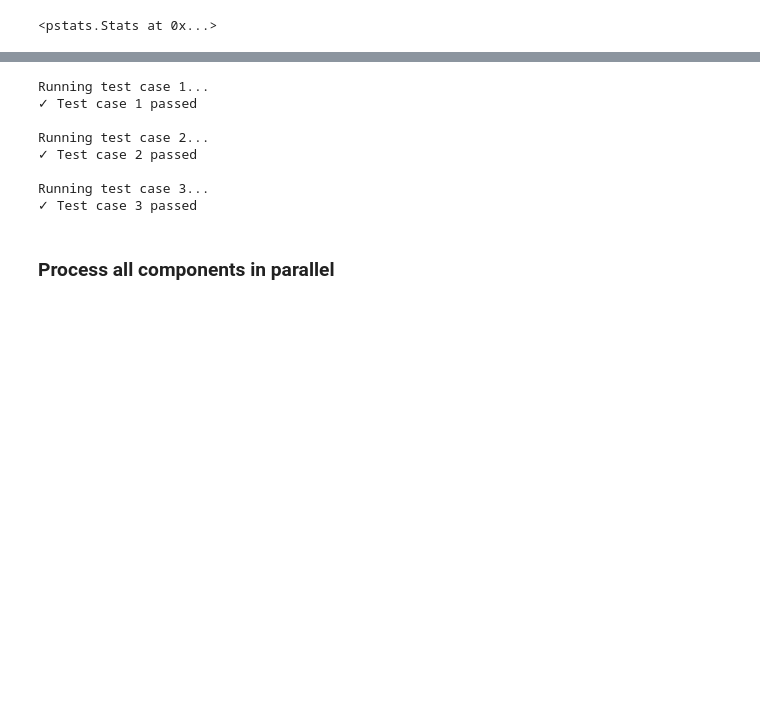
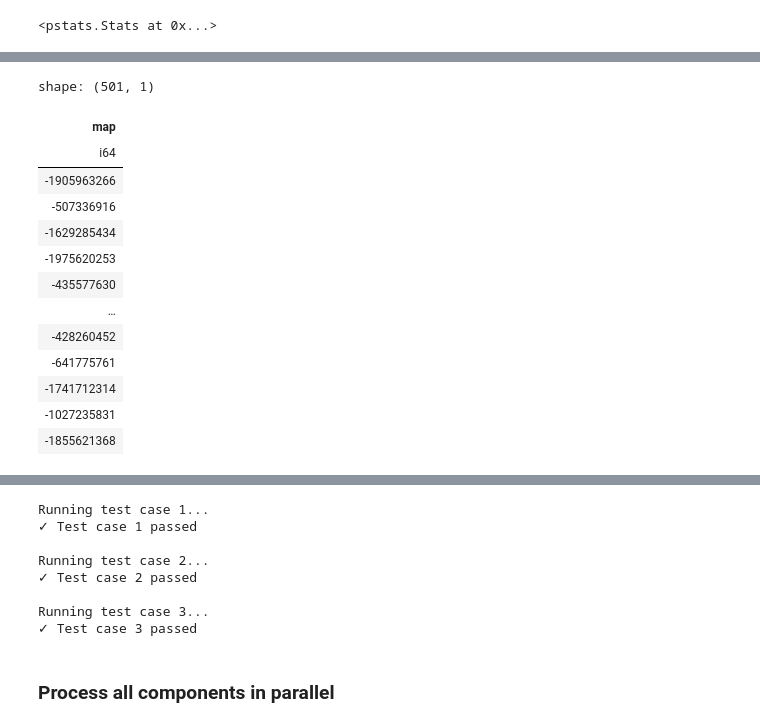
Before and after one commit to will-langdale/matchbox, a Jupyter notebook: notebooks/hierarchical.ipynb, the cells around one changed output, grey strips where cells are left out. Cells and saved outputs as stored; diff of their text form; code cells hidden in the pictures; blank space fills up the shorter version.

```diff
--- a/notebooks/hierarchical.ipynb
+++ b/notebooks/hierarchical.ipynb
@@ -813,0 +1320,17 @@ ps.print_stats(20)  # Show top 20 lines
+# %%
+cc_15.map_rows(lambda t: combine_integers(t[0], t[1]))
+# %% [output]
+shape: (501, 1)
+| map |
+| i64 |
+| -1905963266 |
+| -507336916 |
+| -1629285434 |
+| -1975620253 |
+| -435577630 |
+| … |
+| -428260452 |
+| -641775761 |
+| -1741712314 |
+| -1027235831 |
+| -1855621368 |
```
Also changed, not shown: parts of 20 cells of this notebook, 2 other files.
